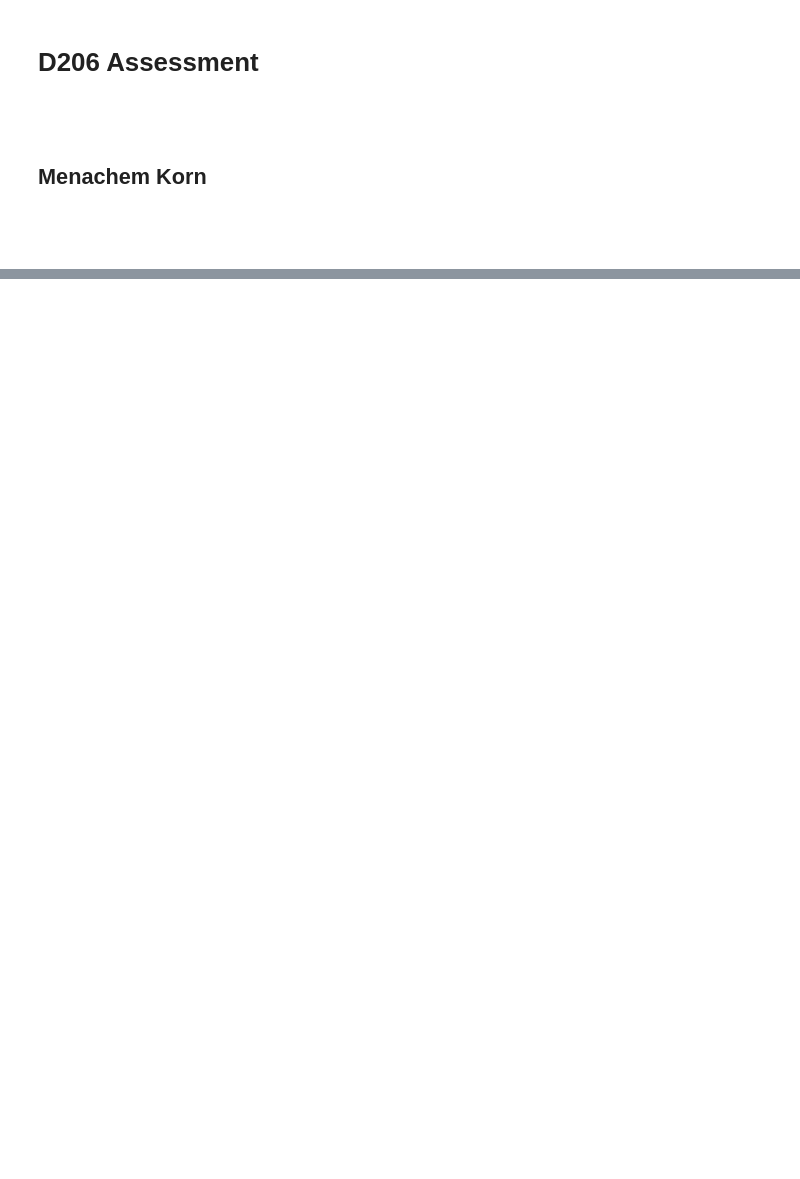
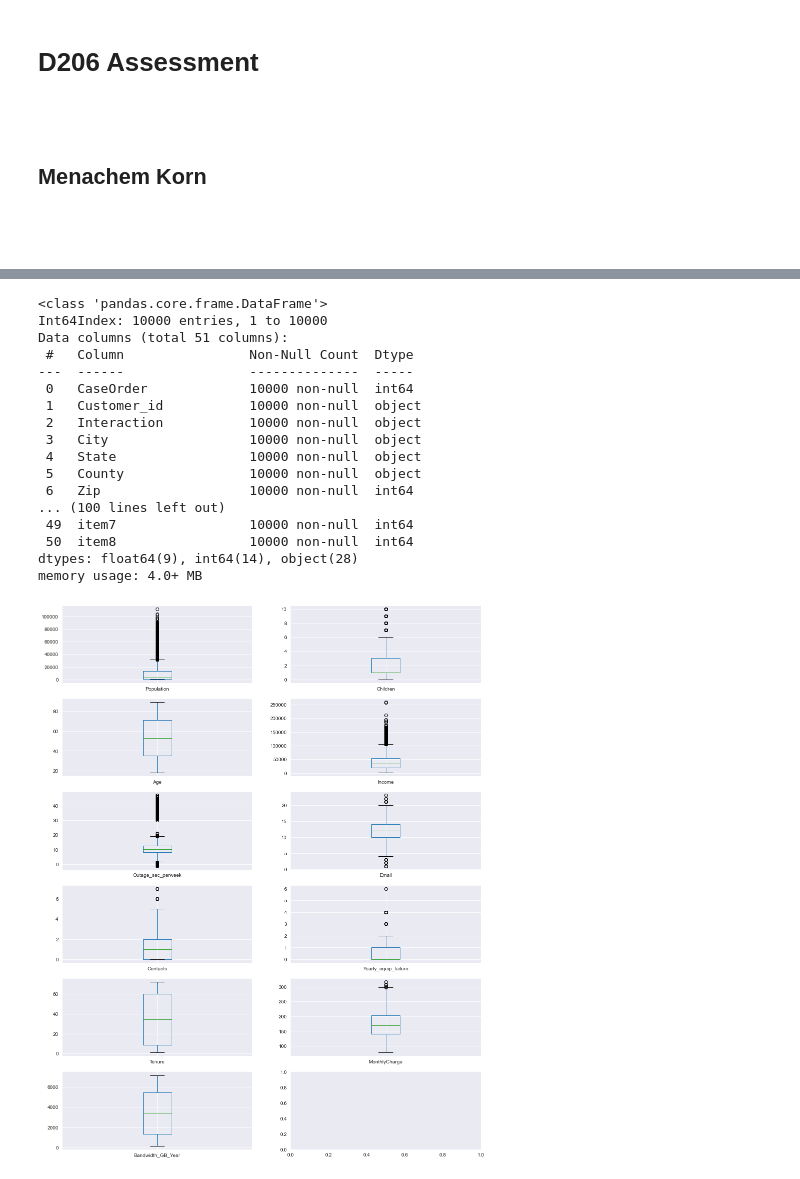
Before and after one commit to codekorn/WGU, a Jupyter notebook: D206/D206 Assignment.ipynb, the cells around one changed output, grey strips where cells are left out. Drawn from its saved outputs; the diff is of its cells as text; code cells hidden in the pictures; blank space fills up the shorter version.

```diff
--- a/D206/D206 Assignment.ipynb
+++ b/D206/D206 Assignment.ipynb
@@ -567,31 +602,50 @@ df = pd.read_csv('churn_raw_data.csv', index_col=0)
 # %%
 # Duplicates
-df[~df.duplicated(subset = ['City', 'State', 'County' , 'Zip', 'Lat', 'Lng', 'Gender','Population'] ,keep = 'last')]
+df[df.duplicated(subset = ['City', 'State', 'County' , 'Zip', 'Lat', 'Lng', 'Gender','Population'] ,keep = 'last')]
 
 # Missing Values
 df.info()
 df.isna().sum()
 
 # Outliers
 df[abs(df.Population - df.Population.mean())/df.Population.std() > 3]
 df[abs(df.Children - df.Children.mean())/df.Children.std() > 3]
 df[abs(df.Age - df.Age.mean())/df.Age.std() > 3]
 df[abs(df.Income - df.Income.mean())/df.Income.std() > 3]
 df[abs(df.Outage_sec_perweek - df.Outage_sec_perweek.mean())/df.Outage_sec_perweek.std() > 3]
 df[abs(df.Email - df.Email.mean())/df.Email.std() > 3]
 df[abs(df.Contacts - df.Contacts.mean())/df.Contacts.std() > 3]
 df[abs(df.Yearly_equip_failure - df.Yearly_equip_failure.mean())/df.Yearly_equip_failure.std() > 3]
 df[abs(df.Tenure - df.Tenure.mean())/df.Tenure.std() > 3]
 df[abs(df.Bandwidth_GB_Year - df.Bandwidth_GB_Year.mean())/df.Bandwidth_GB_Year.std() > 3]
 
 numerics = ['Population', 'Children', 'Age', 'Income', 'Outage_sec_perweek',
        'Email', 'Contacts', 'Yearly_equip_failure', 'Tenure', 'MonthlyCharge',
        'Bandwidth_GB_Year']
 
 sns.set_style('dark')
 fig, axes = plt.subplots(nrows=6, ncols=2, figsize=(15, 20))
 for i in range(11):
     df.boxplot(numerics[i], ax=axes[i//2, i%2])
 
 #Re-expression of categorical variables
 df.info()
+# %% [output]
+<class 'pandas.core.frame.DataFrame'>
+Int64Index: 10000 entries, 1 to 10000
+Data columns (total 51 columns):
+ #   Column                Non-Null Count  Dtype
+---  ------                --------------  -----
+ 0   CaseOrder             10000 non-null  int64
+ 1   Customer_id           10000 non-null  object
+ 2   Interaction           10000 non-null  object
+ 3   City                  10000 non-null  object
+ 4   State                 10000 non-null  object
+ 5   County                10000 non-null  object
+ 6   Zip                   10000 non-null  int64
+... (100 lines left out)
+ 49  item7                 10000 non-null  int64
+ 50  item8                 10000 non-null  int64
+dtypes: float64(9), int64(14), object(28)
+memory usage: 4.0+ MB
+[figure, added]
```
Also changed, not shown: parts of 65 cells of this notebook, 3 other files.
